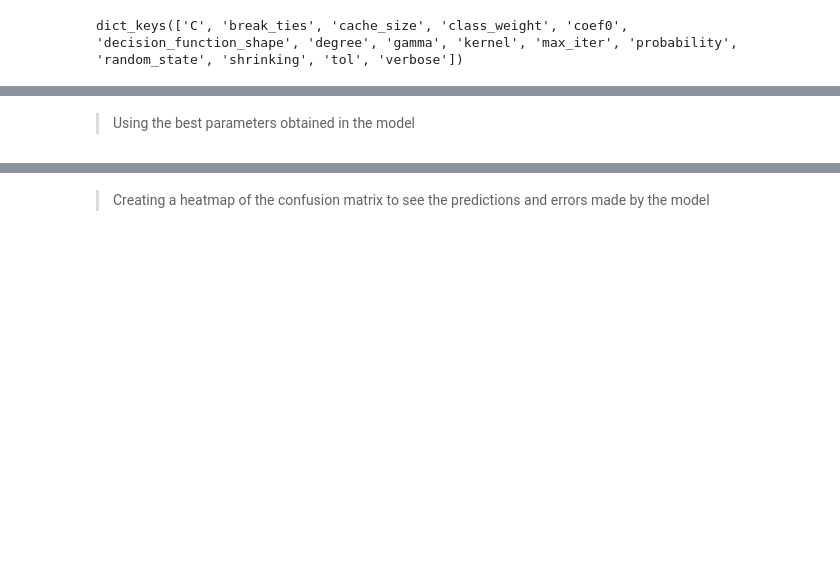
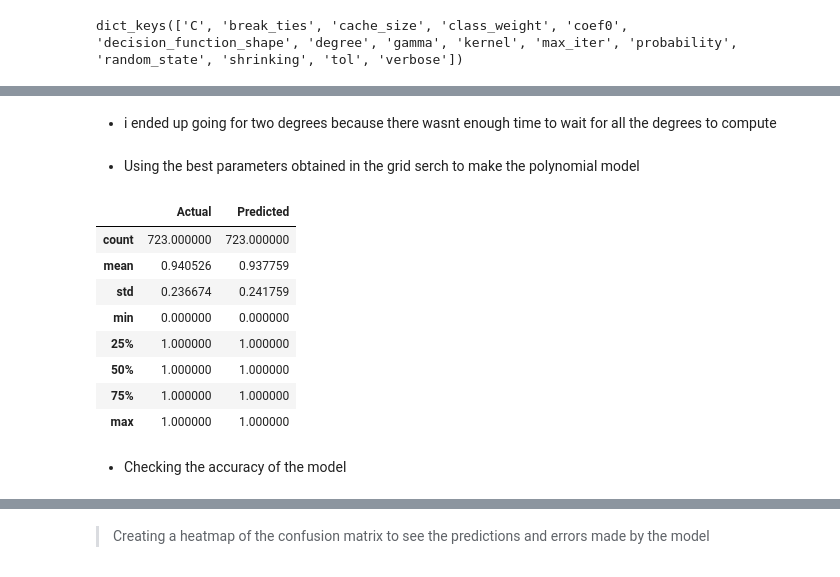
Before and after one commit to draglar/Hypothaloid_Prescence, a Jupyter notebook: Ian_Muigai_IP_week_8.ipynb, the cells around one changed output, grey strips where cells are left out. Saved outputs shown, nothing was run; the diff lists cells and outputs as text; code cells hidden in the pictures; blank space fills up the shorter version.

```diff
--- a/Ian_Muigai_IP_week_8.ipynb
+++ b/Ian_Muigai_IP_week_8.ipynb
@@ -652,9 +720,26 @@ print('The best parameters ',grid.best_params_)
+# %% [markdown]
+* i ended up going for two degrees because there wasnt enough time to wait for all the degrees to compute
 # %% [markdown]
-> Using the best parameters obtained in the model
+- Using the best parameters obtained in the grid serch to make the polynomial model
 # %%
 poly=SVC(kernel='poly',degree=2,gamma=1.5)
 poly.fit(x_train, y_train)
 y_pred = poly.predict(x_test)
+
+comp = pd.DataFrame({'Actual': y_test, 'Predicted': y_pred.flatten()})
+comp.describe()
+# %% [output]
+|  | Actual | Predicted |
+| count | 723.000000 | 723.000000 |
+| mean | 0.940526 | 0.937759 |
+| std | 0.236674 | 0.241759 |
+| min | 0.000000 | 0.000000 |
+| 25% | 1.000000 | 1.000000 |
+| 50% | 1.000000 | 1.000000 |
+| 75% | 1.000000 | 1.000000 |
+| max | 1.000000 | 1.000000 |
+# %% [markdown]
+- Checking the accuracy of the model
 # %%
 print("Accuracy ",metrics.accuracy_score(y_test, y_pred))
 # %% [output]
```
Also changed, not shown: parts of 85 cells of this notebook.
